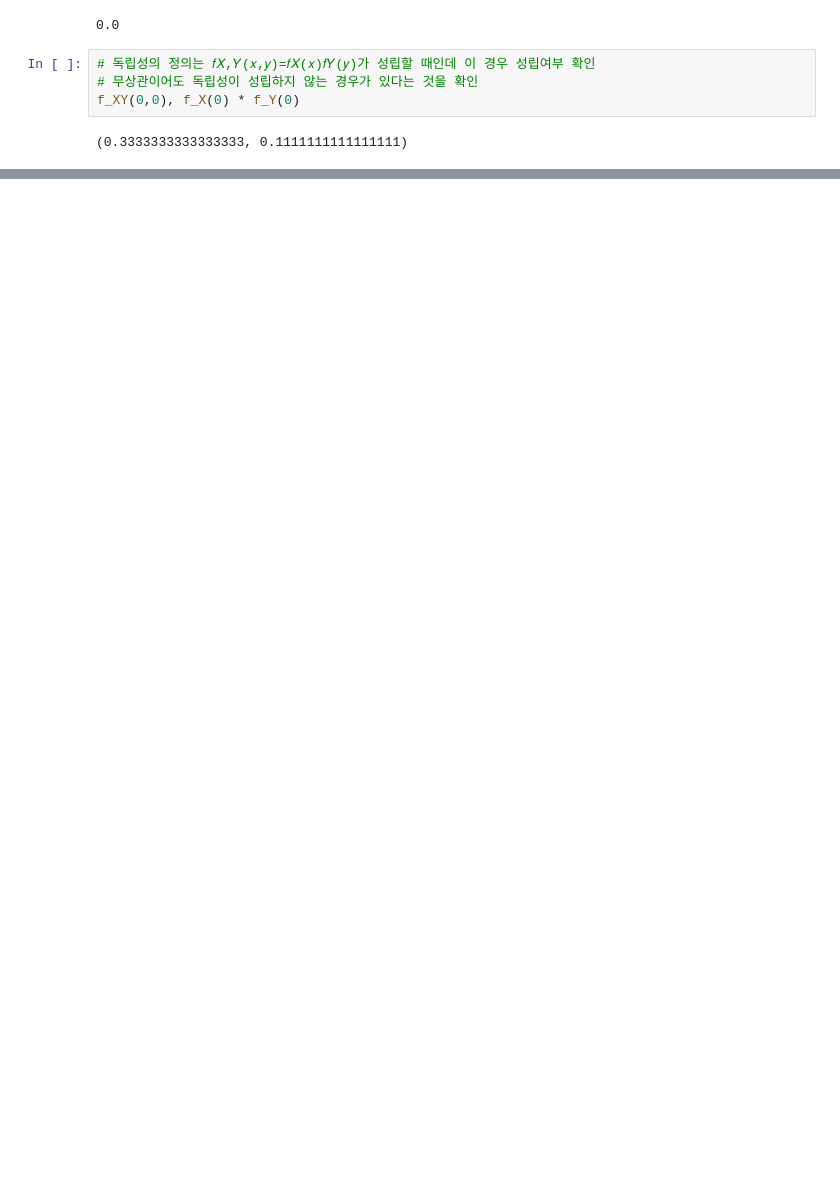
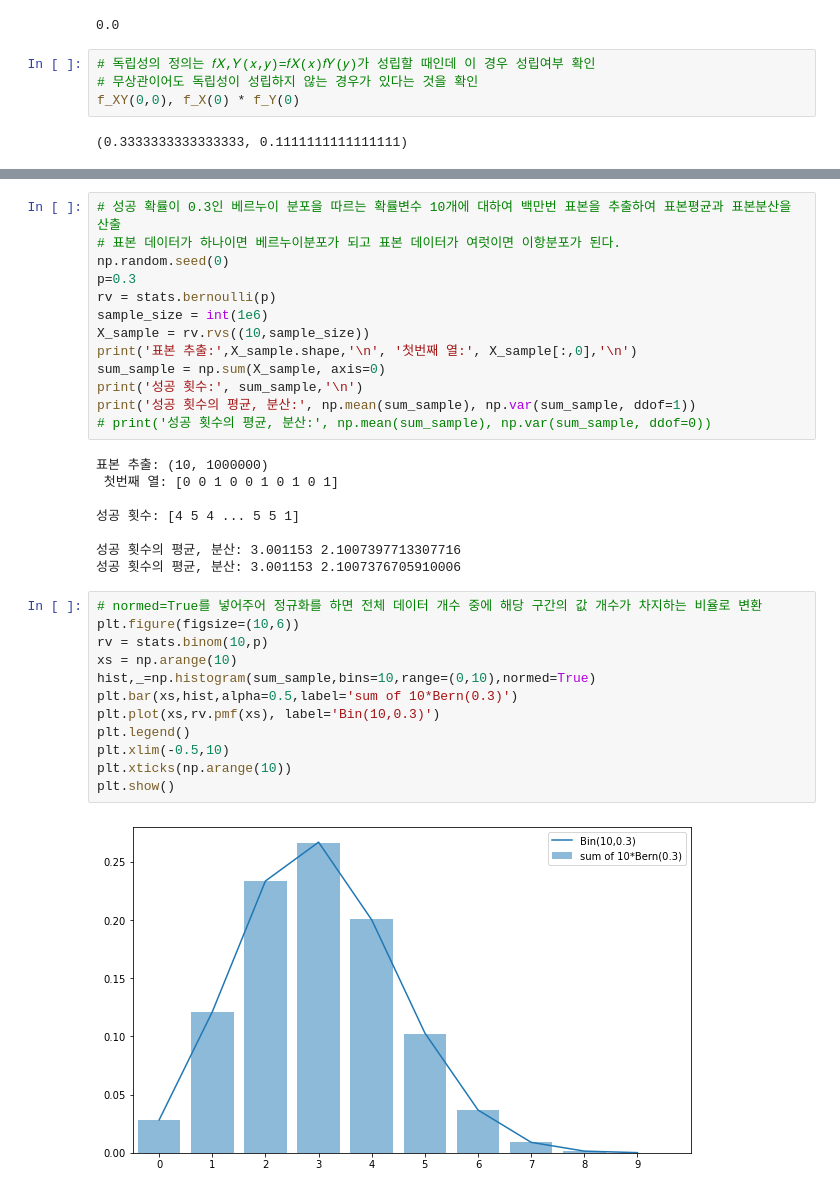
Before and after one commit to HyeonuJeong/Mycakd5, a Jupyter notebook: m3_통계/stat4.ipynb, the cells around one changed output, grey strips where cells are left out. Saved outputs shown, nothing was run; the diff lists cells and outputs as text; blank space fills up the shorter version.

```diff
--- a/m3_통계/stat4.ipynb
+++ b/m3_통계/stat4.ipynb
@@ -85,0 +169,35 @@ f_XY(0,0), f_X(0) * f_Y(0)
+# %%
+# 성공 확률이 0.3인 베르누이 분포을 따르는 확률변수 10개에 대하여 백만번 표본을 추출하여 표본평균과 표본분산을 산출
+# 표본 데이터가 하나이면 베르누이분포가 되고 표본 데이터가 여럿이면 이항분포가 된다.
+np.random.seed(0)
+p=0.3
+rv = stats.bernoulli(p)
+sample_size = int(1e6)
+X_sample = rv.rvs((10,sample_size))
+print('표본 추출:',X_sample.shape,'\n', '첫번째 열:', X_sample[:,0],'\n')
+sum_sample = np.sum(X_sample, axis=0)
+print('성공 횟수:', sum_sample,'\n')
+print('성공 횟수의 평균, 분산:', np.mean(sum_sample), np.var(sum_sample, ddof=1))
+# print('성공 횟수의 평균, 분산:', np.mean(sum_sample), np.var(sum_sample, ddof=0))
+# %% [output]
+표본 추출: (10, 1000000)
+ 첫번째 열: [0 0 1 0 0 1 0 1 0 1]
+
+성공 횟수: [4 5 4 ... 5 5 1]
+
+성공 횟수의 평균, 분산: 3.001153 2.1007397713307716
+성공 횟수의 평균, 분산: 3.001153 2.1007376705910006
+# %%
+# normed=True를 넣어주어 정규화를 하면 전체 데이터 개수 중에 해당 구간의 값 개수가 차지하는 비율로 변환
+plt.figure(figsize=(10,6))
+rv = stats.binom(10,p)
+xs = np.arange(10)
+hist,_=np.histogram(sum_sample,bins=10,range=(0,10),normed=True)
+plt.bar(xs,hist,alpha=0.5,label='sum of 10*Bern(0.3)')
+plt.plot(xs,rv.pmf(xs), label='Bin(10,0.3)')
+plt.legend()
+plt.xlim(-0.5,10)
+plt.xticks(np.arange(10))
+plt.show()
+# %% [output]
+[figure, added]
```
Also changed, not shown: parts of 19 cells of this notebook, 18 other files.
